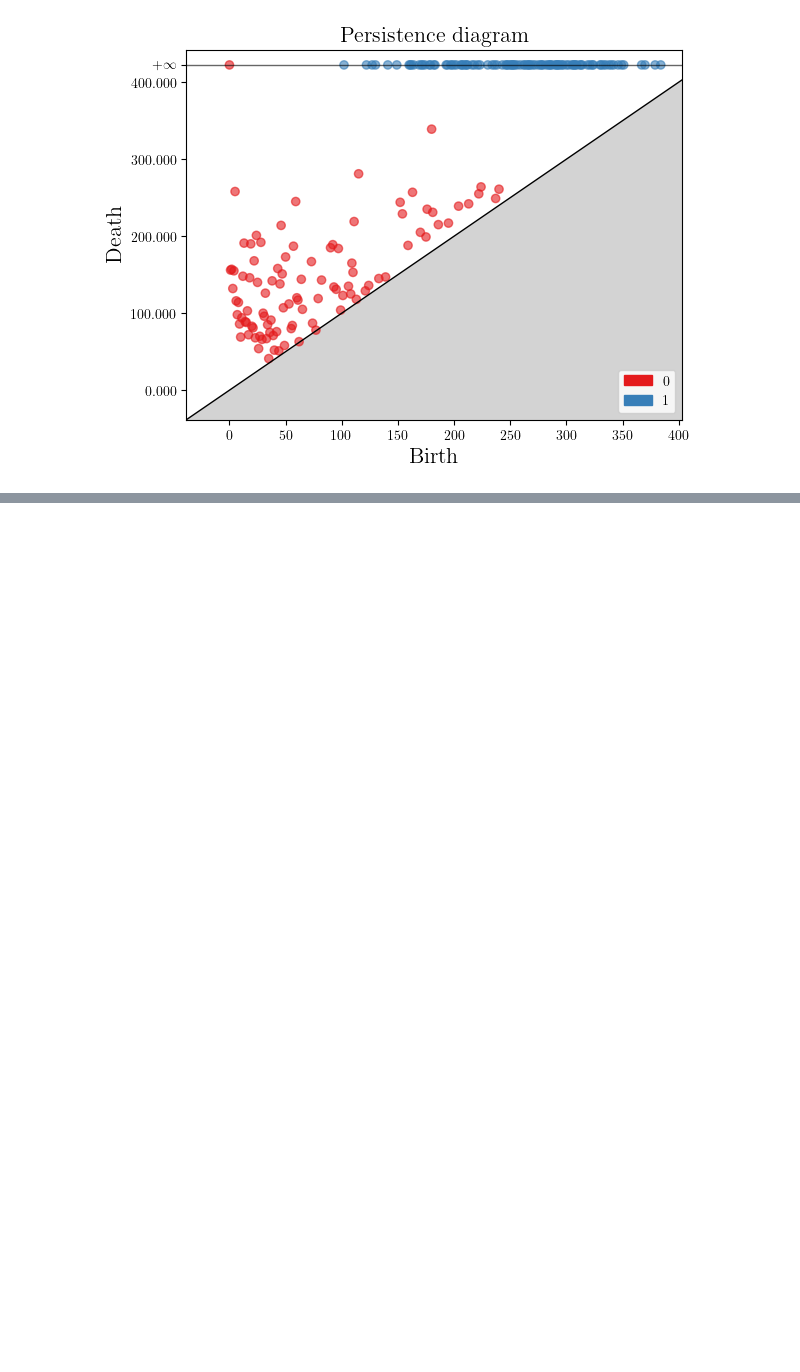
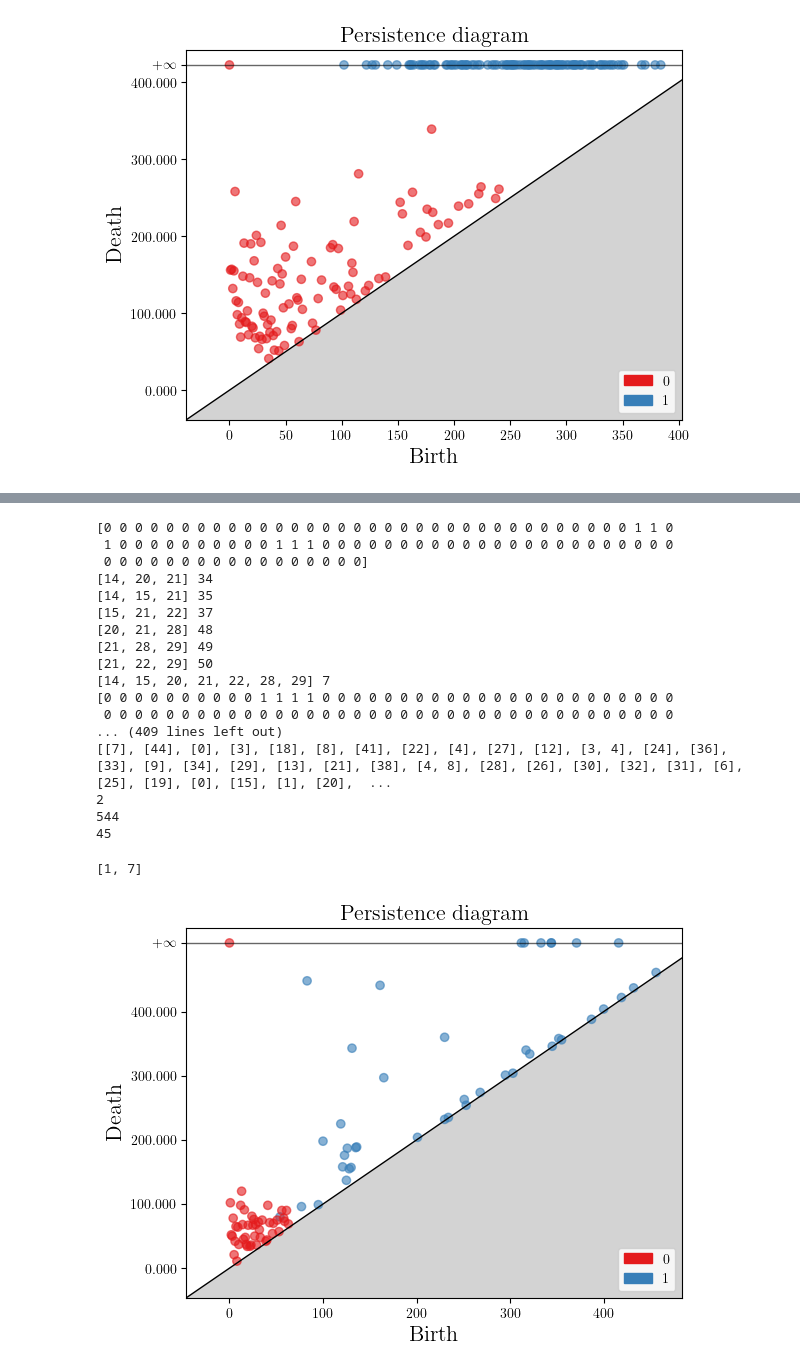
Before and after one commit to ricohasgithub/sprinkles-tda, a Jupyter notebook: data_gen.ipynb, the cells around one changed output, grey strips where cells are left out. Cells and saved outputs as stored; diff of their text form; code cells hidden in the pictures; blank space fills up the shorter version.

```diff
--- a/data_gen.ipynb
+++ b/data_gen.ipynb
@@ -18,0 +25,2 @@ surf_code = Planar2DCode(3)
+# %%
+color666_code = Color666PlanarCode(5)
@@ -959,0 +1041,44 @@ ValueError: Sample larger than population or is negative
+# %%
+Hx = color666_code.Hx.toarray()
+Hz = color666_code.Hz.toarray()
+filtration = sample_filtration(Hx, Hz)
+st_filtration = build_simplex_tree_filtration(Hx, Hz, filtration)
+print(filtration)
+print(st_filtration)
+
+st = gudhi.SimplexTree()
+t = 0.0
+for simplex in st_filtration:
+    st.insert(simplex, t)
+    t += 1.0
+
+print(st.dimension())
+print(st.num_simplices())
+print(st.num_vertices())
+
+# Compute persistence
+diag = st.persistence()
+
+# Plotting the persistence diagram
+gudhi.plot_persistence_diagram(diag)
+st.betti_numbers()
+# %% [output]
+[0 0 0 0 0 0 0 0 0 0 0 0 0 0 0 0 0 0 0 0 0 0 0 0 0 0 0 0 0 0 0 0 0 0 1 1 0
+ 1 0 0 0 0 0 0 0 0 0 0 1 1 1 0 0 0 0 0 0 0 0 0 0 0 0 0 0 0 0 0 0 0 0 0 0 0
+ 0 0 0 0 0 0 0 0 0 0 0 0 0 0 0 0 0]
+[14, 20, 21] 34
+[14, 15, 21] 35
+[15, 21, 22] 37
+[20, 21, 28] 48
+[21, 28, 29] 49
+[21, 22, 29] 50
+[14, 15, 20, 21, 22, 28, 29] 7
+[0 0 0 0 0 0 0 0 0 0 1 1 1 1 0 0 0 0 0 0 0 0 0 0 0 0 0 0 0 0 0 0 0 0 0 0 0
+ 0 0 0 0 0 0 0 0 0 0 0 0 0 0 0 0 0 0 0 0 0 0 0 0 0 0 0 0 0 0 0 0 0 0 0 0 0
+... (409 lines left out)
+[[7], [44], [0], [3], [18], [8], [41], [22], [4], [27], [12], [3, 4], [24], [36], [33], [9], [34], [29], [13], [21], [38], [4, 8], [28], [26], [30], [32], [31], [6], [25], [19], [0], [15], [1], [20],  ...
+2
+544
+45
+[1, 7]
+[figure, added]
```
Also changed, not shown: parts of 16 cells of this notebook, 1 other file.
